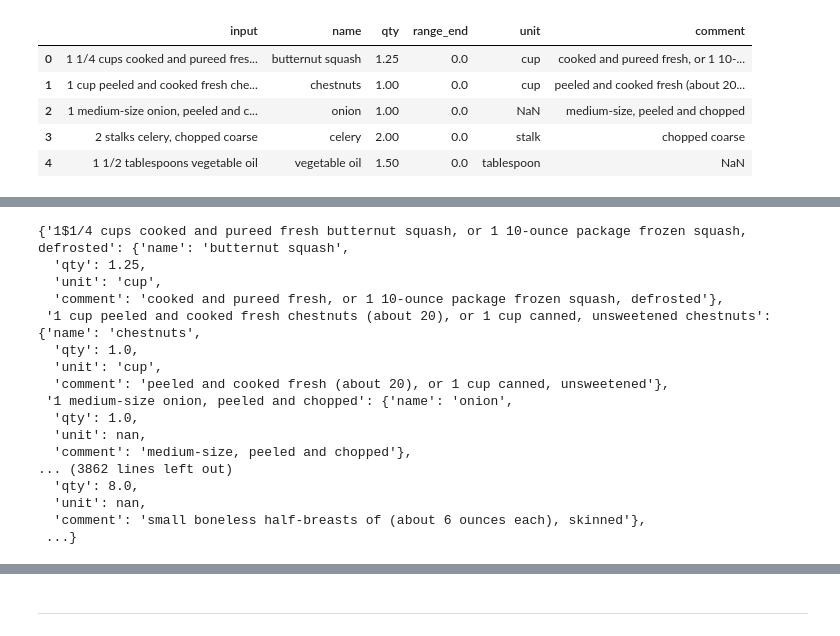
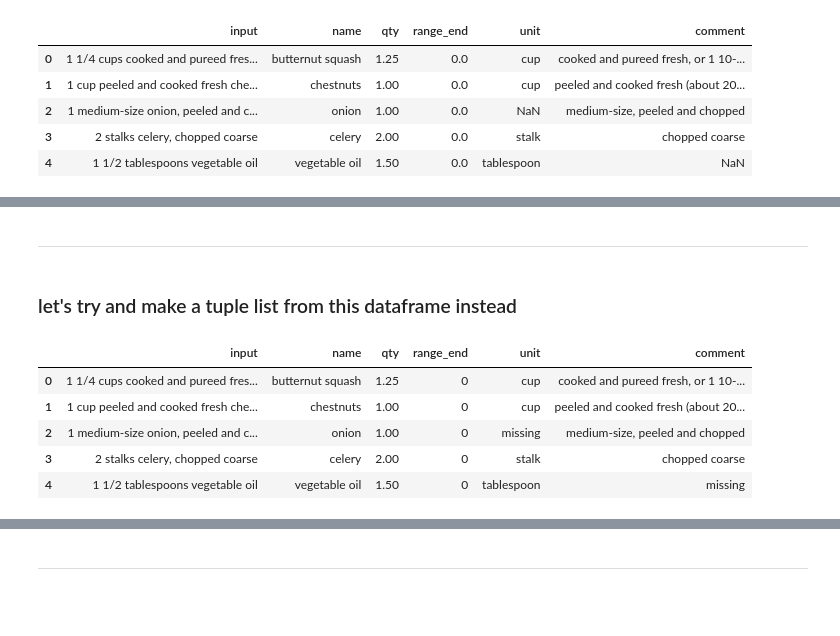
Before and after one commit to mberrien-fitzsimons/recipe_recommendation_system, a Jupyter notebook: notebooks/02_processing/20190901-mlb-feature-engineering-CRF-simplyrecipes.ipynb, the cells around one changed output, grey strips where cells are left out. Saved outputs shown, nothing was run; the diff lists cells and outputs as text; code cells hidden in the pictures; blank space fills up the shorter version.

Commit message:
updated tuple list building

```diff
--- a/notebooks/02_processing/20190901-mlb-feature-engineering-CRF-simplyrecipes.ipynb
+++ b/notebooks/02_processing/20190901-mlb-feature-engineering-CRF-simplyrecipes.ipynb
@@ -28,3 +28,5 @@ nyt_ing.head()
 | 2 | 1 medium-size onion, peeled and c... | onion | 1.00 | 0.0 | NaN | medium-size, peeled and chopped |
 | 3 | 2 stalks celery, chopped coarse | celery | 2.00 | 0.0 | stalk | chopped coarse |
 | 4 | 1 1/2 tablespoons vegetable oil | vegetable oil | 1.50 | 0.0 | tablespoon | NaN |
+# %%
+nyt_ing.fillna("missing", inplace=True)
@@ -59,20 +137,0 @@ for inpu, name, qty, unt, comment in zip(input_list_new, name_list, qty_list, un
-# %%
-ing_dict
-# %% [output]
-{'1$1/4 cups cooked and pureed fresh butternut squash, or 1 10-ounce package frozen squash, defrosted': {'name': 'butternut squash',
-  'qty': 1.25,
-  'unit': 'cup',
-  'comment': 'cooked and pureed fresh, or 1 10-ounce package frozen squash, defrosted'},
- '1 cup peeled and cooked fresh chestnuts (about 20), or 1 cup canned, unsweetened chestnuts': {'name': 'chestnuts',
-  'qty': 1.0,
-  'unit': 'cup',
-  'comment': 'peeled and cooked fresh (about 20), or 1 cup canned, unsweetened'},
- '1 medium-size onion, peeled and chopped': {'name': 'onion',
-  'qty': 1.0,
-  'unit': nan,
-  'comment': 'medium-size, peeled and chopped'},
-... (3862 lines left out)
-  'qty': 8.0,
-  'unit': nan,
-  'comment': 'small boneless half-breasts of (about 6 ounces each), skinned'},
- ...}
@@ -78,0 +142,13 @@ ing_dict
+# %% [markdown]
+---
+# %% [markdown]
+### let's try and make a tuple list from this dataframe instead
+# %%
+nyt_ing.head()
+# %% [output]
+|  | input | name | qty | range_end | unit | comment |
+| 0 | 1 1/4 cups cooked and pureed fres... | butternut squash | 1.25 | 0 | cup | cooked and pureed fresh, or 1 10-... |
+| 1 | 1 cup peeled and cooked fresh che... | chestnuts | 1.00 | 0 | cup | peeled and cooked fresh (about 20... |
+| 2 | 1 medium-size onion, peeled and c... | onion | 1.00 | 0 | missing | medium-size, peeled and chopped |
+| 3 | 2 stalks celery, chopped coarse | celery | 2.00 | 0 | stalk | chopped coarse |
+| 4 | 1 1/2 tablespoons vegetable oil | vegetable oil | 1.50 | 0 | tablespoon | missing |
```
Also changed, not shown: parts of 26 cells of this notebook, 1 other file.
